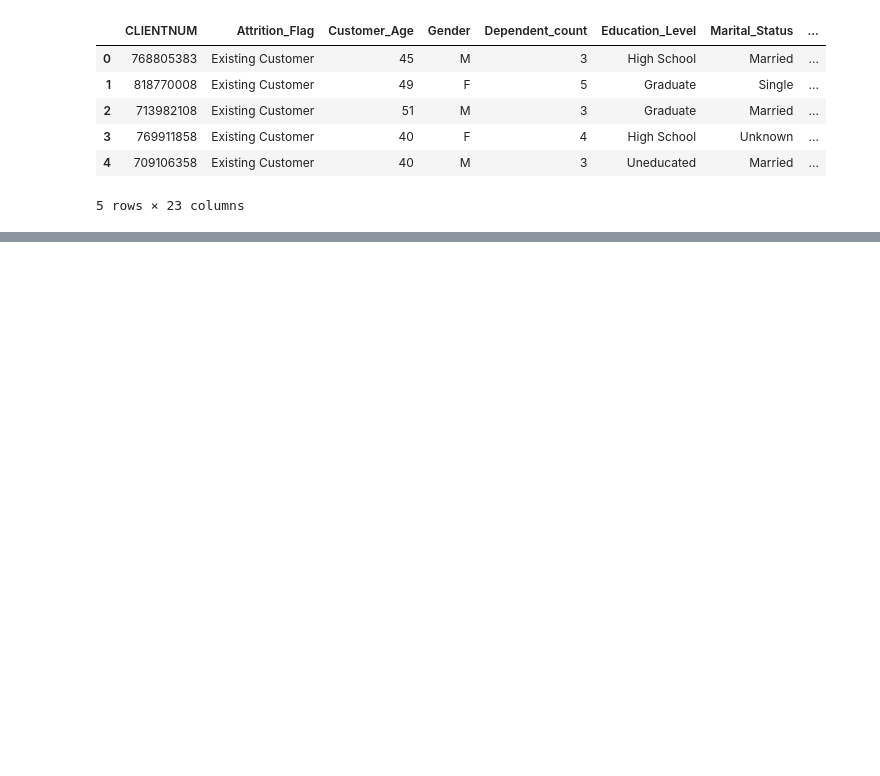
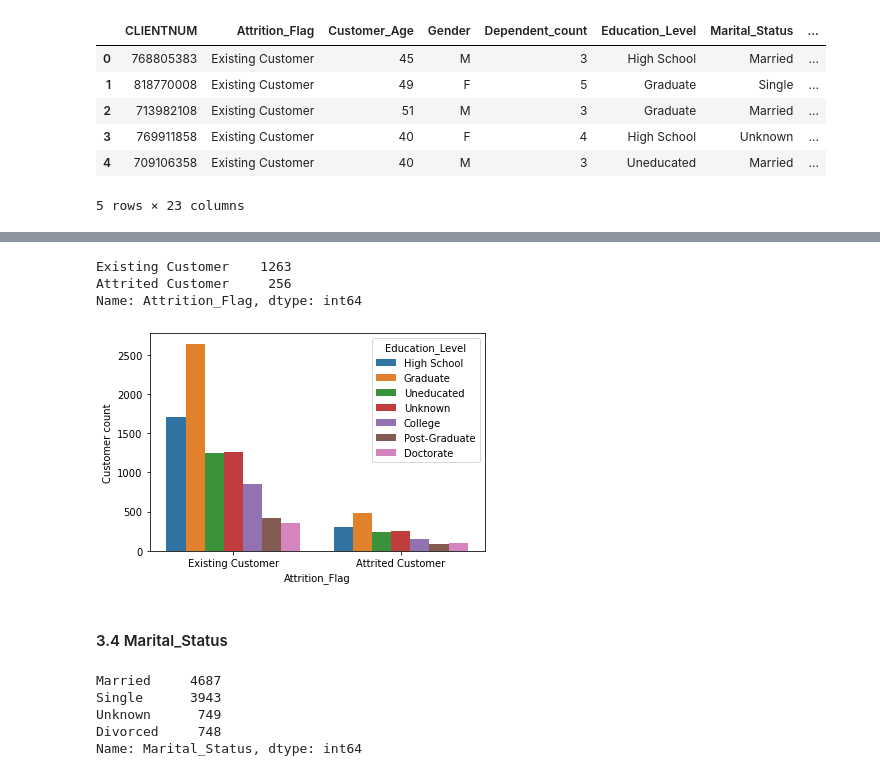
Before and after one commit to machquocvu/Springboard_Capstone2, a Jupyter notebook: Capstone2_Data_Wrangling.ipynb, the cells around one changed output, grey strips where cells are left out. Drawn from its saved outputs; the diff is of its cells as text; code cells hidden in the pictures; blank space fills up the shorter version.

```diff
--- a/Capstone2_Data_Wrangling.ipynb
+++ b/Capstone2_Data_Wrangling.ipynb
@@ -15,0 +112,25 @@ df.head()
+# %%
+# Missing value on target feature
+df.loc[df.Education_Level == 'Unknown', 'Attrition_Flag'].value_counts()
+# %% [output]
+Existing Customer    1263
+Attrited Customer     256
+Name: Attrition_Flag, dtype: int64
+# %%
+# Seems like there was no clear relationship between Educational_Level and Attrition_Flag
+sns.countplot('Attrition_Flag',hue='Education_Level',data=df)
+plt.ylabel('Customer count')
+plt.show()
+# %% [output]
+[figure, added]
+# %% [markdown]
+#### 3.4 Marital_Status
+# %%
+#Examine Marital_Status feature
+df.Marital_Status.value_counts()
+# %% [output]
+Married     4687
+Single      3943
+Unknown      749
+Divorced     748
+Name: Marital_Status, dtype: int64
```
Also changed, not shown: parts of 52 cells of this notebook.
